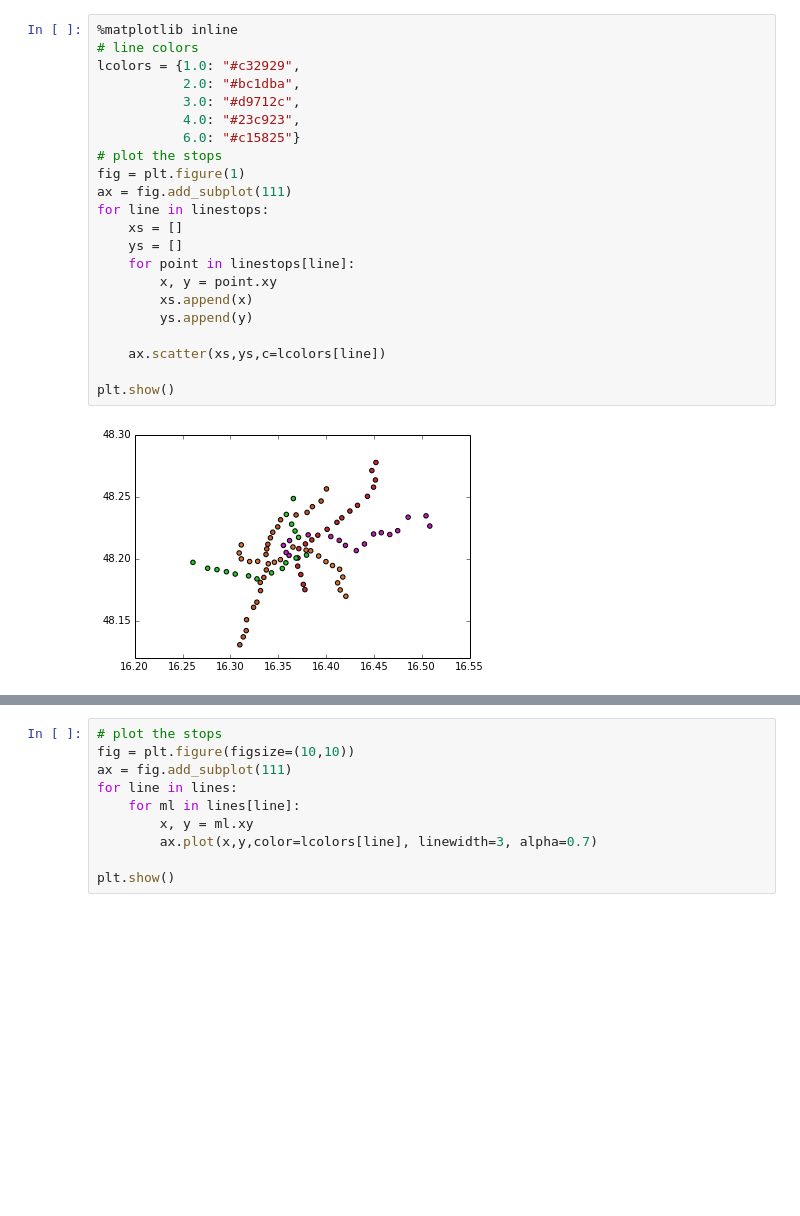
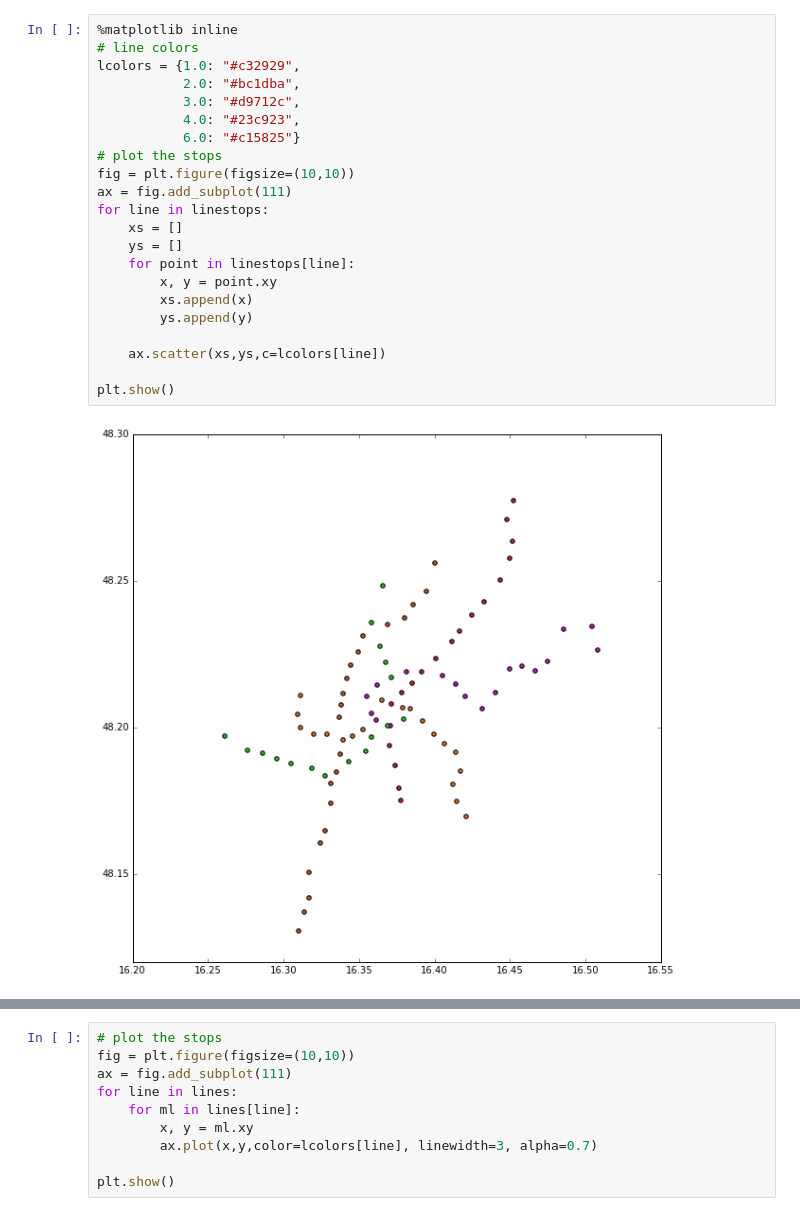
Before and after one commit to TUW-GEO-python-intro/slide-deck, a Jupyter notebook: 13-GDAL,OGR-vector/Wien-Ubahn.ipynb, the cells around one changed output, grey strips where cells are left out. Cells and saved outputs as stored; diff of their text form; blank space fills up the shorter version.

Commit message:
add html, pdf slides and images and ipynb

```diff
--- a/13-GDAL,OGR-vector/Wien-Ubahn.ipynb
+++ b/13-GDAL,OGR-vector/Wien-Ubahn.ipynb
@@ -41,27 +46,27 @@ print linestops
 # %%
 %matplotlib inline
 # line colors
 lcolors = {1.0: "#c32929",
            2.0: "#bc1dba",
            3.0: "#d9712c",
            4.0: "#23c923",
            6.0: "#c15825"}
 # plot the stops
-fig = plt.figure(1)
+fig = plt.figure(figsize=(10,10))
 ax = fig.add_subplot(111)
 for line in linestops:
     xs = []
     ys = []
     for point in linestops[line]:
         x, y = point.xy
         xs.append(x)
         ys.append(y)
 
     ax.scatter(xs,ys,c=lcolors[line])
 
 plt.show()
 # %% [output]
-[figure, old version]
+[figure, new version]
 # %%
 # we can inspect the shapefile of the metro lines in vienna
 for line in fiona.open('UBAHN/UBAHNOGDLine.shp'):
```
Also changed, not shown: parts of 16 cells of this notebook, 4 other files.
